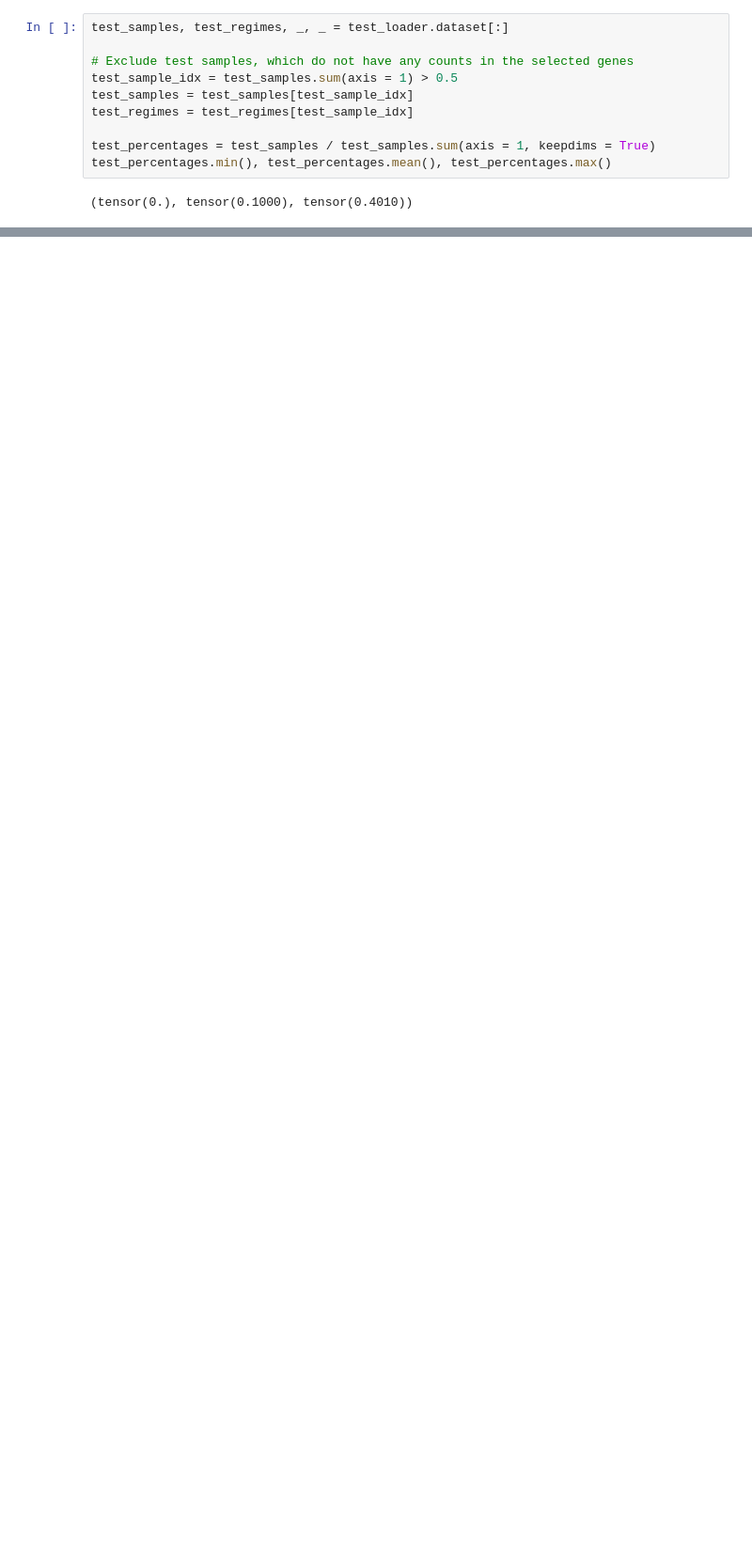
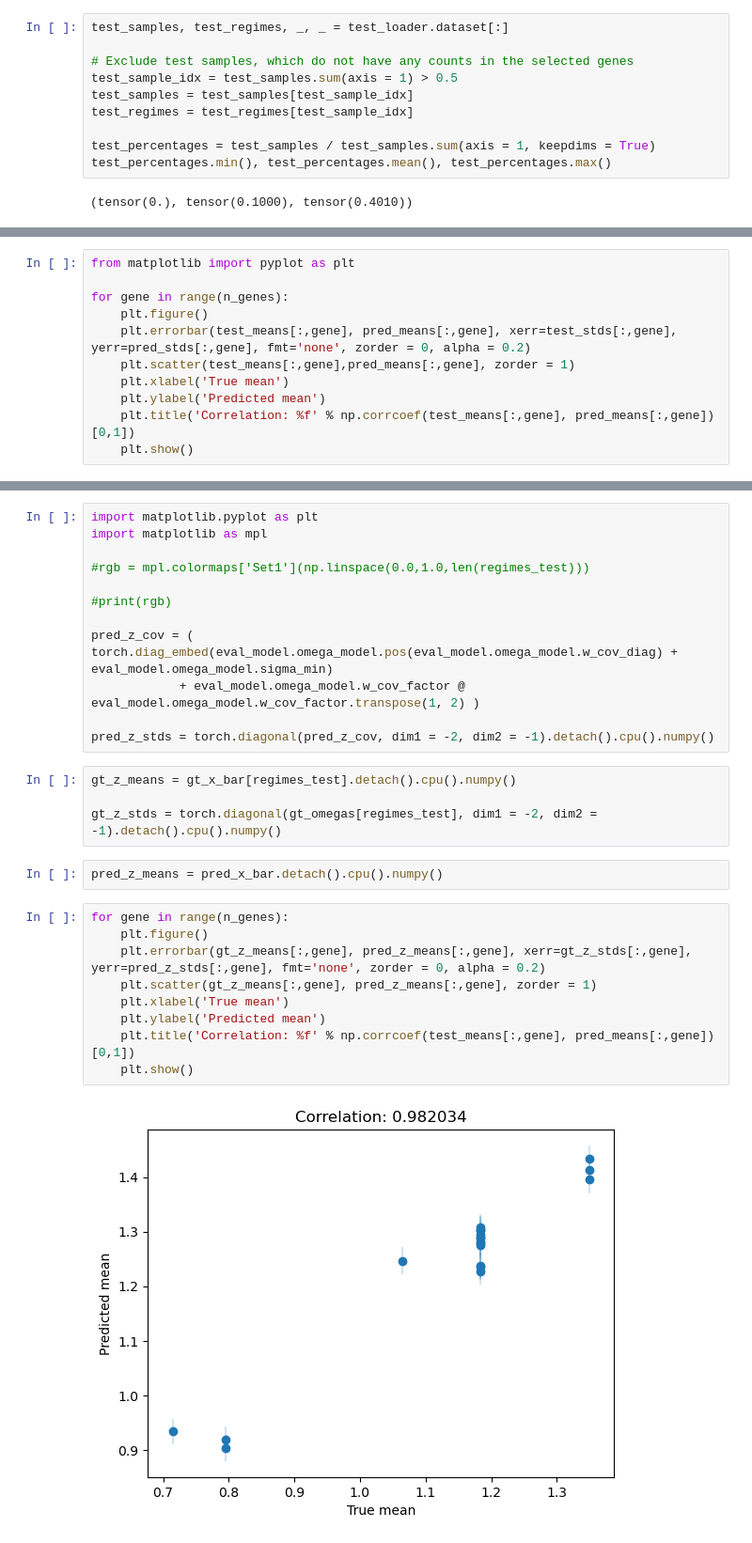
Before and after one commit to PMBio/bicycle, a Jupyter notebook: notebooks/experiments/synthetic/Prediction_and_Evaluation.ipynb, the cells around one changed output, grey strips where cells are left out. Shown at 94% size. Cells and saved outputs as stored; diff of their text form; blank space fills up the shorter version.

```diff
--- a/notebooks/experiments/synthetic/Prediction_and_Evaluation.ipynb
+++ b/notebooks/experiments/synthetic/Prediction_and_Evaluation.ipynb
@@ -425,0 +350,11 @@ for gene in range(n_genes):
+# %%
+from matplotlib import pyplot as plt
+
+for gene in range(n_genes):
+    plt.figure()
+    plt.errorbar(test_means[:,gene], pred_means[:,gene], xerr=test_stds[:,gene], yerr=pred_stds[:,gene], fmt='none', zorder = 0, alpha = 0.2)
+    plt.scatter(test_means[:,gene],pred_means[:,gene], zorder = 1)
+    plt.xlabel('True mean')
+    plt.ylabel('Predicted mean')
+    plt.title('Correlation: %f' % np.corrcoef(test_means[:,gene], pred_means[:,gene])[0,1])
+    plt.show()
@@ -425,0 +401,29 @@ for gene in range(n_genes):
+# %%
+import matplotlib.pyplot as plt
+import matplotlib as mpl
+
+#rgb = mpl.colormaps['Set1'](np.linspace(0.0,1.0,len(regimes_test)))
+
+#print(rgb)
+
+pred_z_cov = ( torch.diag_embed(eval_model.omega_model.pos(eval_model.omega_model.w_cov_diag) + eval_model.omega_model.sigma_min)
+            + eval_model.omega_model.w_cov_factor @ eval_model.omega_model.w_cov_factor.transpose(1, 2) )
+
+pred_z_stds = torch.diagonal(pred_z_cov, dim1 = -2, dim2 = -1).detach().cpu().numpy()
+# %%
+gt_z_means = gt_x_bar[regimes_test].detach().cpu().numpy()
+
+gt_z_stds = torch.diagonal(gt_omegas[regimes_test], dim1 = -2, dim2 = -1).detach().cpu().numpy()
+# %%
+pred_z_means = pred_x_bar.detach().cpu().numpy()
+# %%
+for gene in range(n_genes):
+    plt.figure()
+    plt.errorbar(gt_z_means[:,gene], pred_z_means[:,gene], xerr=gt_z_stds[:,gene], yerr=pred_z_stds[:,gene], fmt='none', zorder = 0, alpha = 0.2)
+    plt.scatter(gt_z_means[:,gene], pred_z_means[:,gene], zorder = 1)
+    plt.xlabel('True mean')
+    plt.ylabel('Predicted mean')
+    plt.title('Correlation: %f' % np.corrcoef(test_means[:,gene], pred_means[:,gene])[0,1])
+    plt.show()
+# %% [output]
+[figure, added]
```
Also changed, not shown: parts of 12 cells of this notebook, 1 other file.
